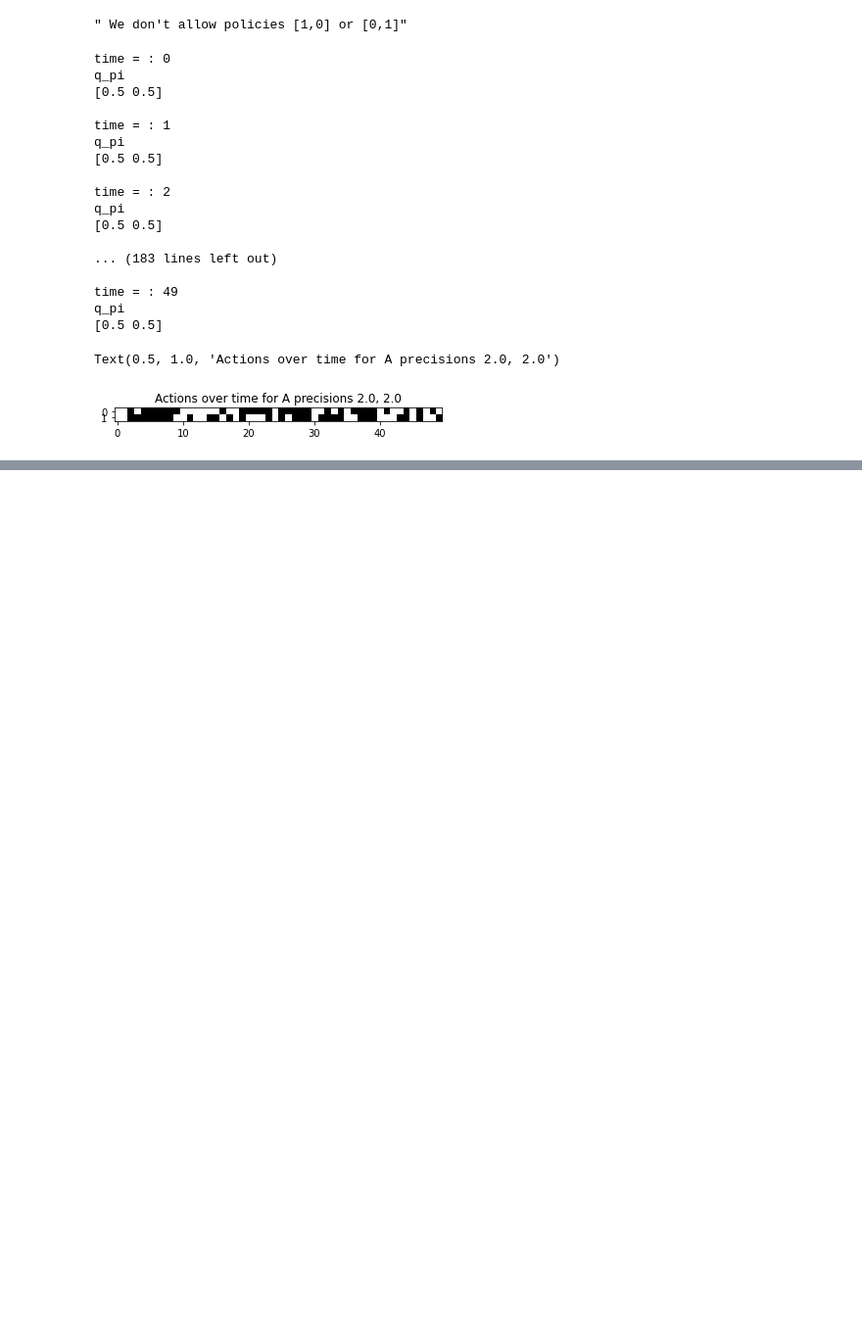
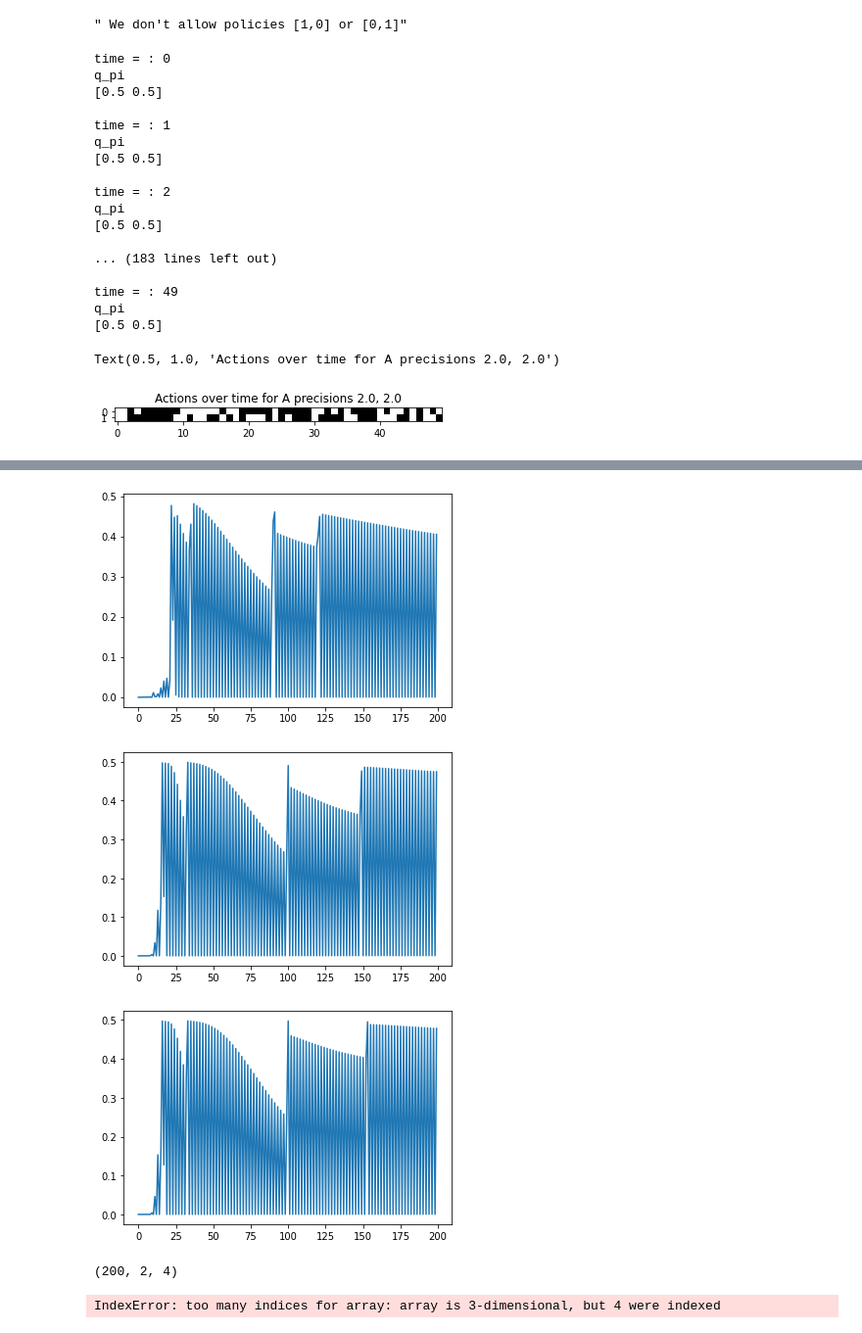
Before and after one commit to daphnedemekas/network-actinf, a Jupyter notebook: prisoners_dilemma/test.ipynb, the cells around one changed output, grey strips where cells are left out. Shown: that part at 98% size. Cells and saved outputs as stored; diff of their text form; code cells hidden in the pictures; blank space fills up the shorter version.

```diff
--- a/prisoners_dilemma/test.ipynb
+++ b/prisoners_dilemma/test.ipynb
@@ -363,0 +401,16 @@ plt.savefig("B matrix over time agent 2 2")
+# %%
+for i in range(3):
+    plt.plot(q_pi_over_time_all[:,0,0,i,1])
+    plt.show()
+# %% [output]
+[figure, added]
+[figure, added]
+[figure, added]
+# %%
+actions_over_time_all.shape
+# %% [output]
+(200, 2, 4)
+# %%
+actions_over_time_all[:,:,0,1]
+# %% [output]
+IndexError: too many indices for array: array is 3-dimensional, but 4 were indexed
```
Also changed, not shown: parts of 13 cells of this notebook, 1 other file.
